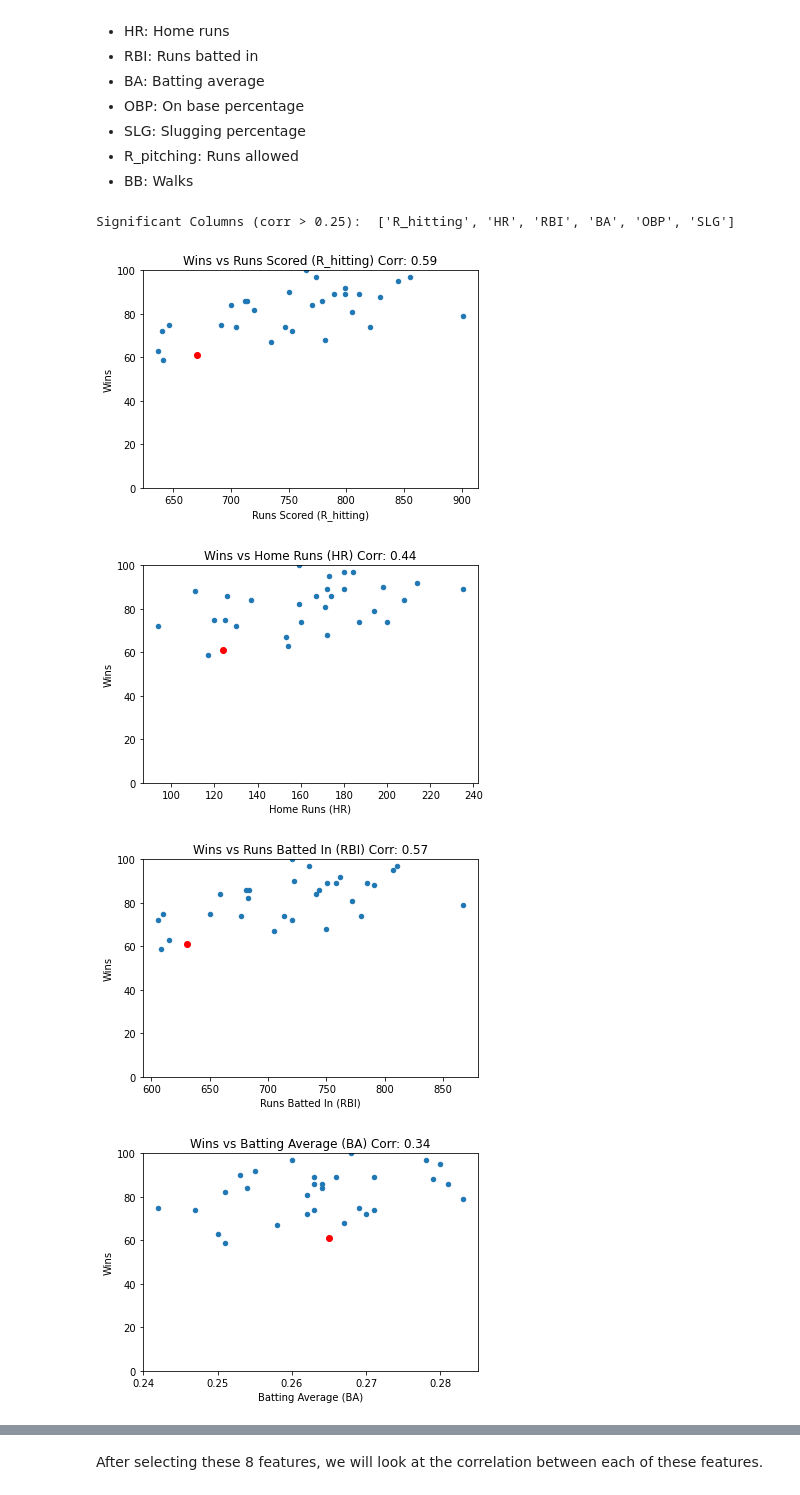
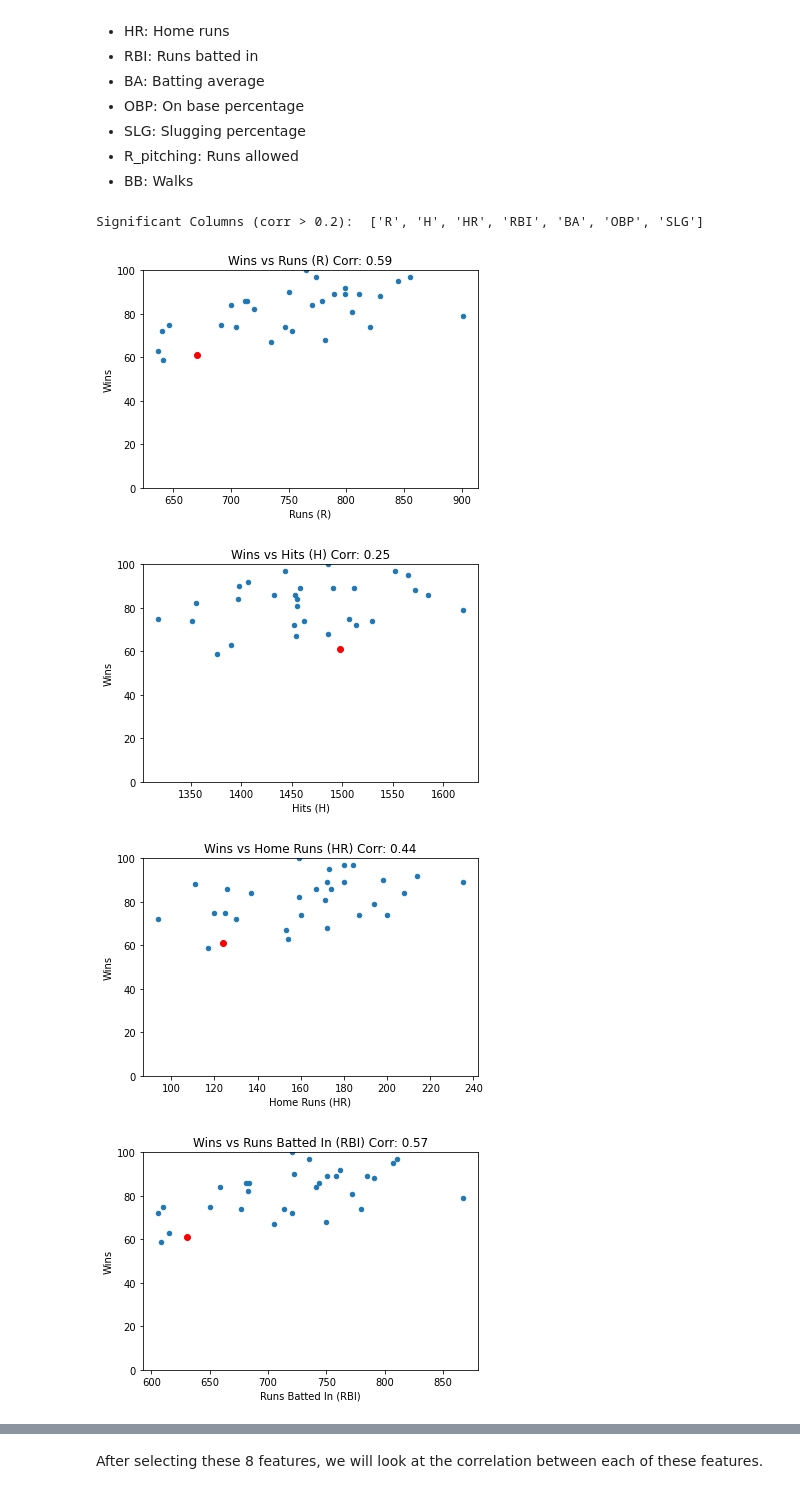
Before and after one commit to franklin-glance/baseball_case, a Jupyter notebook: baseball_writeup_withcode.ipynb, the cells around one changed output, grey strips where cells are left out. Cells and saved outputs as stored; diff of their text form; code cells hidden in the pictures.

```diff
--- a/baseball_writeup_withcode.ipynb
+++ b/baseball_writeup_withcode.ipynb
@@ -41,7 +41,7 @@ pitching_df.drop('R', axis=1, inplace=True)
 
 
 hitting_df.set_index('TEAM', inplace=True)
-hitting_df.rename(columns={'R':'R_hitting'}, inplace=True)
+# hitting_df.rename(columns={'R':'R_hitting'}, inplace=True)
 
 # merge hitting and pitching data
 team_df = pd.merge(hitting_df, pitching_df, left_index=True, right_index=True)
@@ -51,7 +51,7 @@ team_df.drop('Team #', axis=1, inplace=True)
 keep_cols = set(player_df.columns).intersection(set(team_df.columns))
 keep_cols.add('TEAM')
 keep_cols.add('R_hitting')
-keep_cols.add('R_pitching')
+# keep_cols.add('R_pitching')
 
 
 col_descriptions = {
@@ -167,28 +167,26 @@ A threshold of 0.25 results in 8 features being selected:
 # %%
 # eliminating variables with low correlation
 significant_cols = []
-corr_tolerance = 0.25
+corr_tolerance = 0.2
 
 for i in team_df.columns:
     correlation = team_df['W'].corr(team_df[i])
     if abs(correlation) < corr_tolerance or i == 'W' or i == 'L' or i == 'GP' or i not in keep_cols:
         # print('Skipping: ', col_descriptions[i] + f' ({i})')
         continue
     data = pd.concat([team_df['W'], team_df[i]], axis=1)
     # highlight the data point associated with Seattle
     data.plot.scatter(x=i, y='W', ylim=(0,100));
     plt.scatter(team_df.loc['Seattle'][i], team_df.loc['Seattle']['W'], color='red')
-    # label the plot
     plt.title('Wins vs ' + col_descriptions[i] + f' ({i})' + ' Corr: ' + str(round(team_df['W'].corr(team_df[i]), 2)))
     plt.xlabel(col_descriptions[i] + f' ({i})')
     significant_cols.append(i)
     plt.ylabel('Wins')
 
-# results in 8 variables
 print(f'Significant Columns (corr > {corr_tolerance}): ', significant_cols)
 # %% [output]
-Significant Columns (corr > 0.25):  ['R_hitting', 'HR', 'RBI', 'BA', 'OBP', 'SLG']
+Significant Columns (corr > 0.2):  ['R', 'H', 'HR', 'RBI', 'BA', 'OBP', 'SLG']
-[figure, old version]
+[figure, new version]
-[figure, old version]
+[figure, new version]
-[figure, old version]
+[figure, new version]
-[figure, old version]
+[figure, new version]
```
Also changed, not shown: parts of 9 cells of this notebook, 1 other file.
